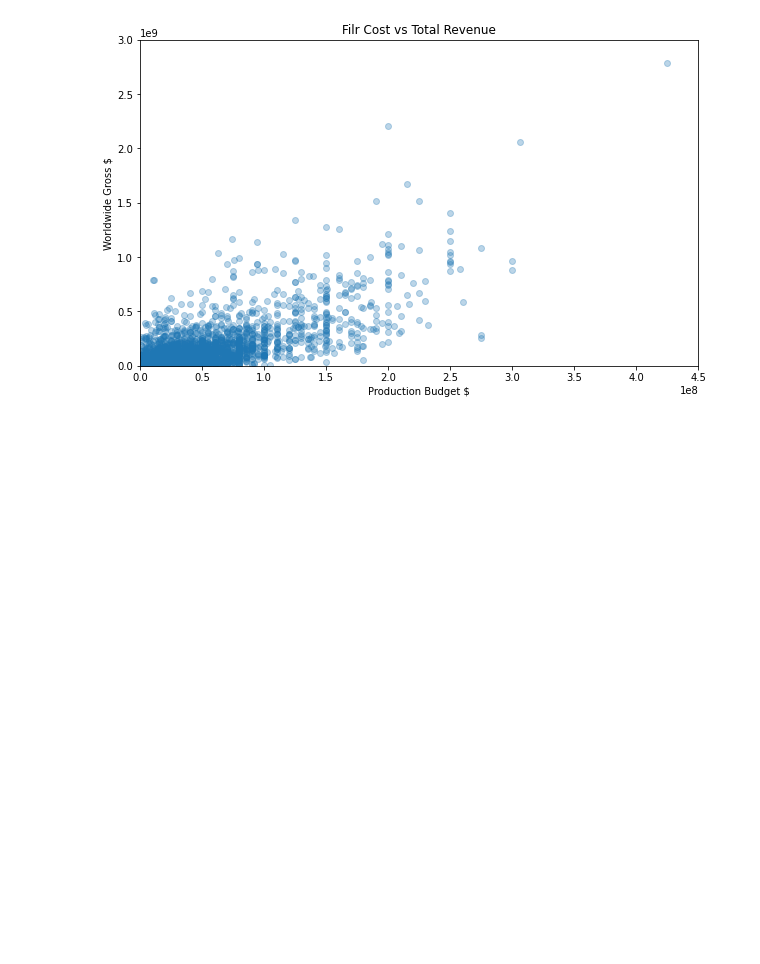
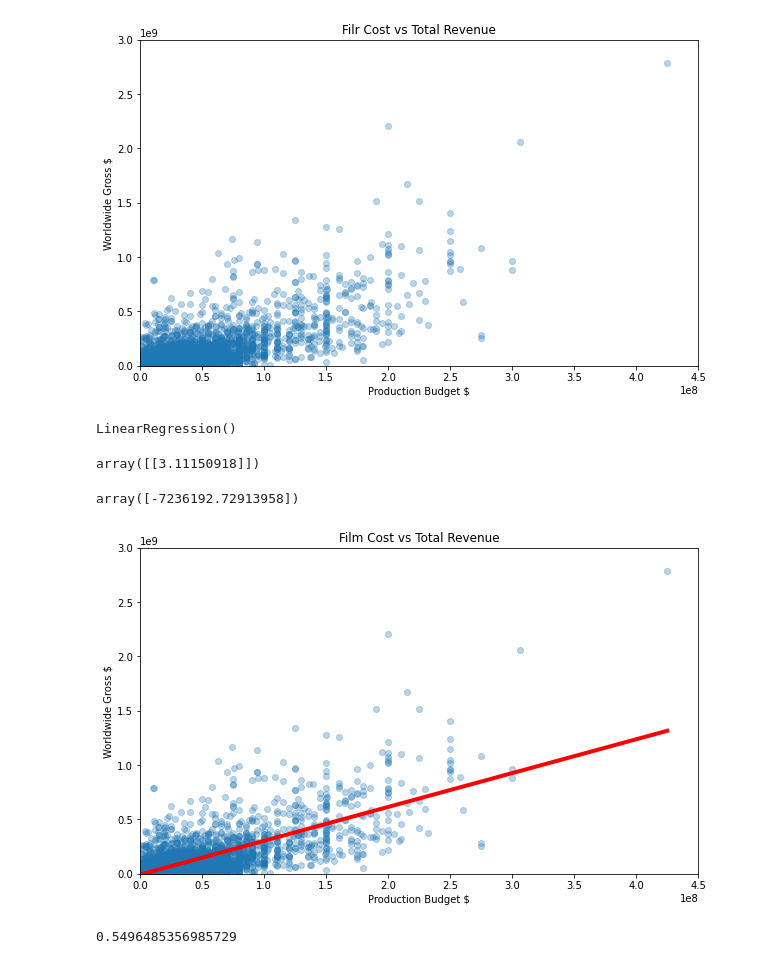
Before and after one commit to AntonioDehesa/dataScienceAndML, a Jupyter notebook: jupyter/Linear Regresion.ipynb, the cells around one changed output. Saved outputs shown, nothing was run; the diff lists cells and outputs as text; code cells hidden in the pictures; blank space fills up the shorter version.

```diff
--- a/jupyter/Linear Regresion.ipynb
+++ b/jupyter/Linear Regresion.ipynb
@@ -33,3 +35,38 @@ plt.xlim(0,450000000)
 plt.show()
 # %% [output]
 [figure]
+# %%
+regression = LinearRegression()
+# %%
+regression.fit(x,y)
+# %% [output]
+LinearRegression()
+# %%
+regression.coef_ #Slope coefficient: theta_1. This is letting us know that, for every dollar spent on budget
+#we are going to get 3.11 dollars on revenue
+# %% [output]
+array([[3.11150918]])
+# %%
+#Intercept
+regression.intercept_#A movie with a budget of 0, we would lose 7 million. this one has an error. not a very
+#reliable model
+# %% [output]
+array([-7236192.72913958])
+# %%
+#Plotting the slope
+plt.figure(figsize=(10,6))
+plt.scatter(x,y, alpha=0.3)
+plt.plot(x.values, regression.predict(x.values), color="red", linewidth=4)
+plt.title("Film Cost vs Total Revenue")
+plt.xlabel("Production Budget $")
+plt.ylabel("Worldwide Gross $")
+plt.ylim(0,3000000000)
+plt.xlim(0,450000000)
+plt.show()
+# %% [output]
+[figure, added]
+# %%
+#To measure how good our model is, we use r^2
+regression.score(x,y)
+# %% [output]
+0.5496485356985729
```
Also changed, not shown: parts of 1 cell of this notebook, 2 other files.
